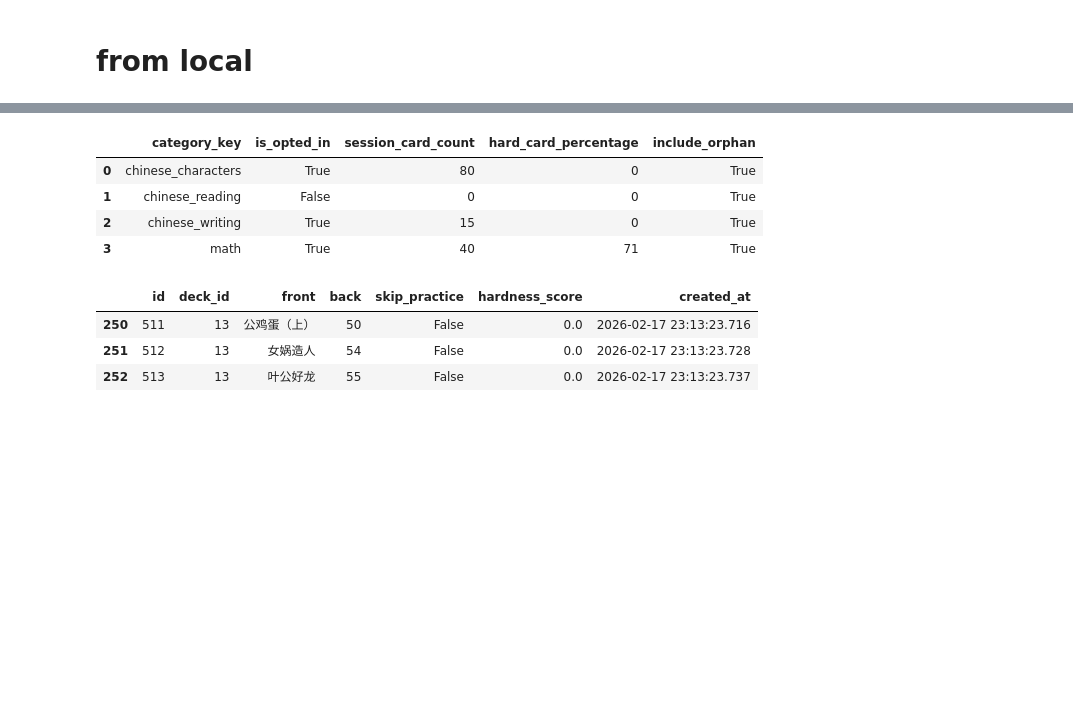
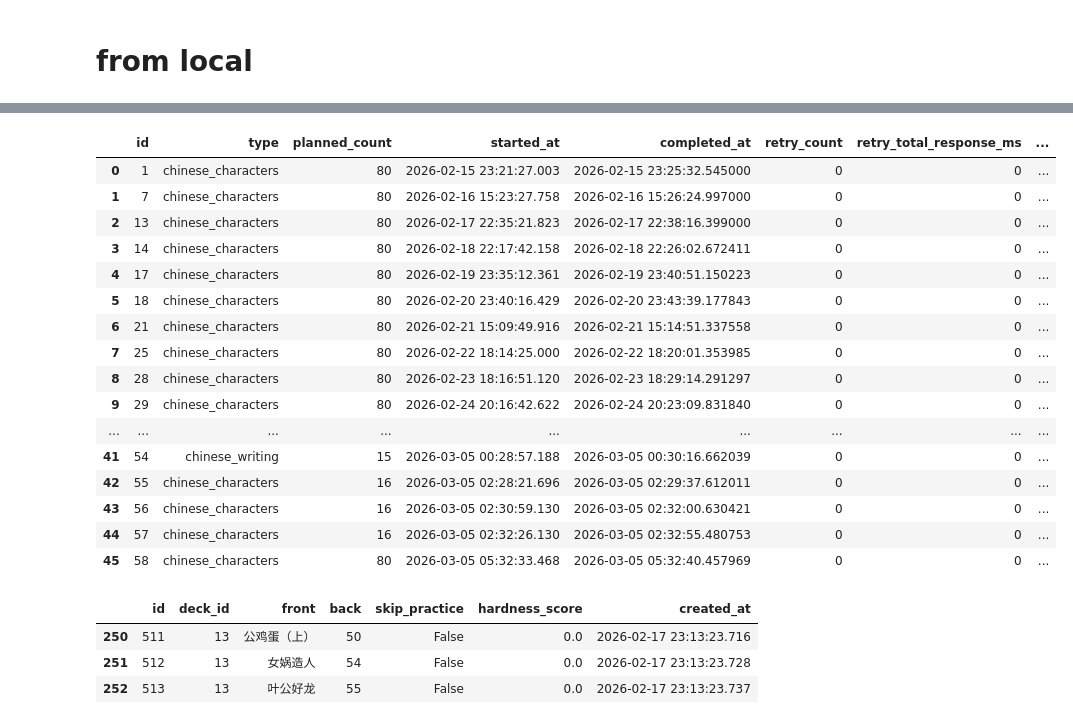
Before and after one commit to cjiangts/kids_chores, a Jupyter notebook: debug.ipynb, the cells around one changed output, grey strips where cells are left out. Drawn from its saved outputs; the diff is of its cells as text; code cells hidden in the pictures; blank space fills up the shorter version.

```diff
--- a/debug.ipynb
+++ b/debug.ipynb
@@ -147,15 +148,27 @@ dfs[7] = writing_sheets (3 rows)
 # %%
 x = dfs[0]
 #y = dfs[8]
 #z = x.merge(y, left_on="id", right_on="card_id", how="inner")
 #z
-dfs[1]
+dfs[5]
 # %% [output]
-|  | category_key | is_opted_in | session_card_count | hard_card_percentage | include_orphan |
-| 0 | chinese_characters | True | 80 | 0 | True |
-| 1 | chinese_reading | False | 0 | 0 | True |
-| 2 | chinese_writing | True | 15 | 0 | True |
-| 3 | math | True | 40 | 71 | True |
+|  | id | type | planned_count | started_at | completed_at | retry_count | retry_total_response_ms | ... |
+| 0 | 1 | chinese_characters | 80 | 2026-02-15 23:21:27.003 | 2026-02-15 23:25:32.545000 | 0 | 0 | ... |
+| 1 | 7 | chinese_characters | 80 | 2026-02-16 15:23:27.758 | 2026-02-16 15:26:24.997000 | 0 | 0 | ... |
+| 2 | 13 | chinese_characters | 80 | 2026-02-17 22:35:21.823 | 2026-02-17 22:38:16.399000 | 0 | 0 | ... |
+| 3 | 14 | chinese_characters | 80 | 2026-02-18 22:17:42.158 | 2026-02-18 22:26:02.672411 | 0 | 0 | ... |
+| 4 | 17 | chinese_characters | 80 | 2026-02-19 23:35:12.361 | 2026-02-19 23:40:51.150223 | 0 | 0 | ... |
+| 5 | 18 | chinese_characters | 80 | 2026-02-20 23:40:16.429 | 2026-02-20 23:43:39.177843 | 0 | 0 | ... |
+| 6 | 21 | chinese_characters | 80 | 2026-02-21 15:09:49.916 | 2026-02-21 15:14:51.337558 | 0 | 0 | ... |
+| 7 | 25 | chinese_characters | 80 | 2026-02-22 18:14:25.000 | 2026-02-22 18:20:01.353985 | 0 | 0 | ... |
+| 8 | 28 | chinese_characters | 80 | 2026-02-23 18:16:51.120 | 2026-02-23 18:29:14.291297 | 0 | 0 | ... |
+| 9 | 29 | chinese_characters | 80 | 2026-02-24 20:16:42.622 | 2026-02-24 20:23:09.831840 | 0 | 0 | ... |
+| ... | ... | ... | ... | ... | ... | ... | ... | ... |
+| 41 | 54 | chinese_writing | 15 | 2026-03-05 00:28:57.188 | 2026-03-05 00:30:16.662039 | 0 | 0 | ... |
+| 42 | 55 | chinese_characters | 16 | 2026-03-05 02:28:21.696 | 2026-03-05 02:29:37.612011 | 0 | 0 | ... |
+| 43 | 56 | chinese_characters | 16 | 2026-03-05 02:30:59.130 | 2026-03-05 02:32:00.630421 | 0 | 0 | ... |
+| 44 | 57 | chinese_characters | 16 | 2026-03-05 02:32:26.130 | 2026-03-05 02:32:55.480753 | 0 | 0 | ... |
+| 45 | 58 | chinese_characters | 80 | 2026-03-05 05:32:33.468 | 2026-03-05 05:32:40.457969 | 0 | 0 | ... |
 # %%
 x = dfs[3]
 x[x.session_id == 13]
```
Also changed, not shown: parts of 1 cell of this notebook, 12 other files.
